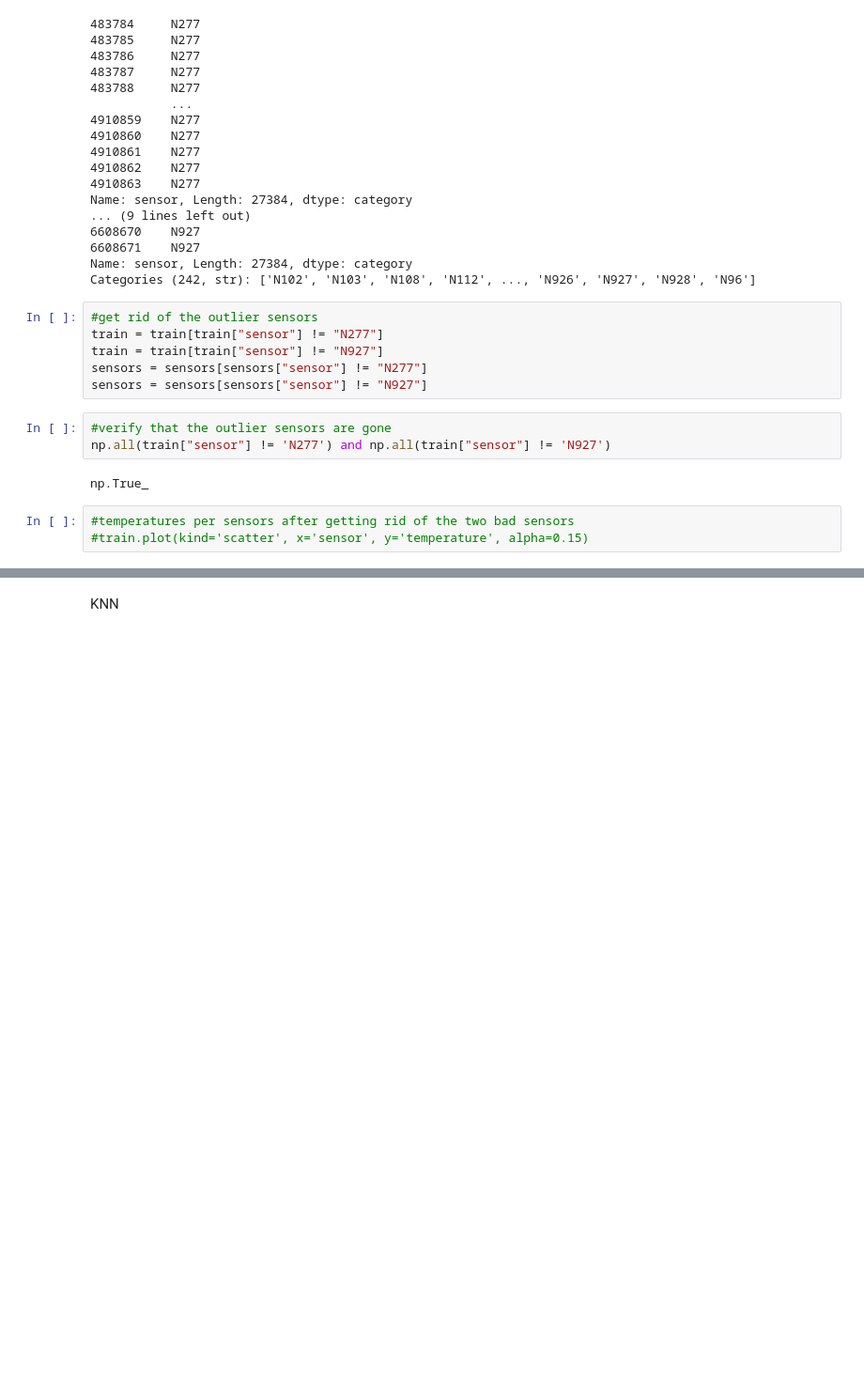
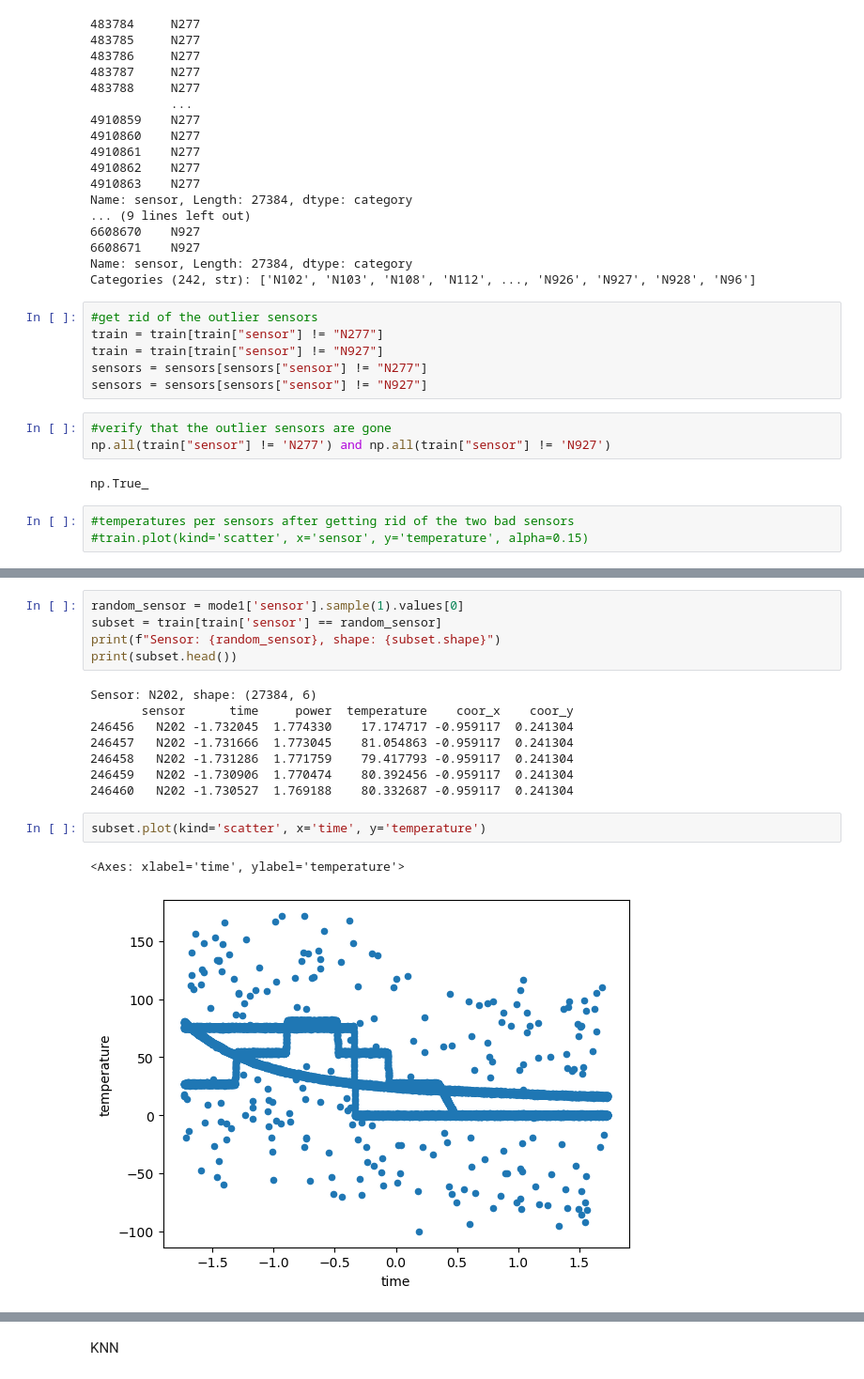
Before and after one commit to alicebeast/FinalProject_ML, a Jupyter notebook: projetdeAliceBG.ipynb, the cells around one changed output, grey strips where cells are left out. Shown at 94% size. Cells and saved outputs as stored; diff of their text form; blank space fills up the shorter version.

```diff
--- a/projetdeAliceBG.ipynb
+++ b/projetdeAliceBG.ipynb
@@ -178,0 +318,18 @@ plt.show()
+# %%
+random_sensor = mode1['sensor'].sample(1).values[0]
+subset = train[train['sensor'] == random_sensor]
+print(f"Sensor: {random_sensor}, shape: {subset.shape}")
+print(subset.head())
+# %% [output]
+Sensor: N202, shape: (27384, 6)
+       sensor      time     power  temperature    coor_x    coor_y
+246456   N202 -1.732045  1.774330    17.174717 -0.959117  0.241304
+246457   N202 -1.731666  1.773045    81.054863 -0.959117  0.241304
+246458   N202 -1.731286  1.771759    79.417793 -0.959117  0.241304
+246459   N202 -1.730906  1.770474    80.392456 -0.959117  0.241304
+246460   N202 -1.730527  1.769188    80.332687 -0.959117  0.241304
+# %%
+subset.plot(kind='scatter', x='time', y='temperature')
+# %% [output]
+<Axes: xlabel='time', ylabel='temperature'>
+[figure, added]
```
Also changed, not shown: parts of 46 cells of this notebook.
